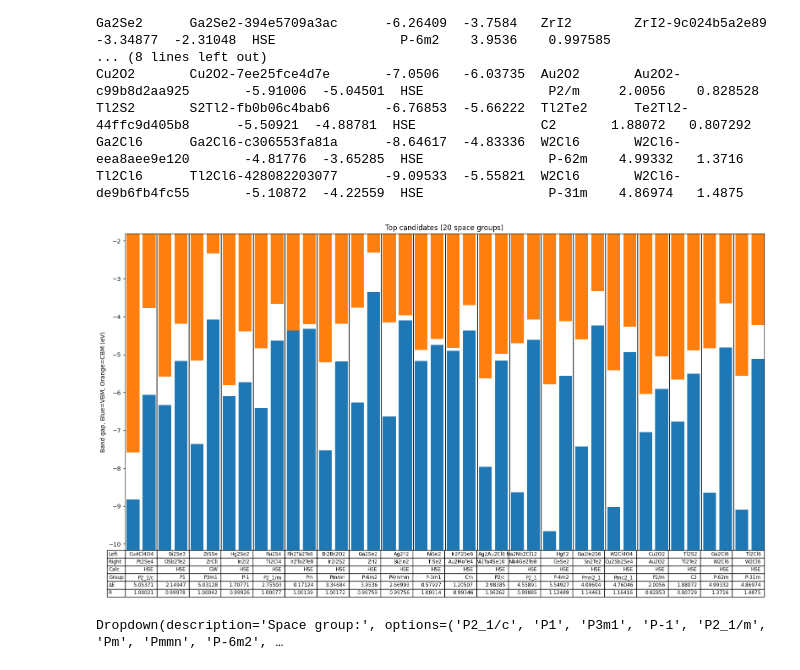
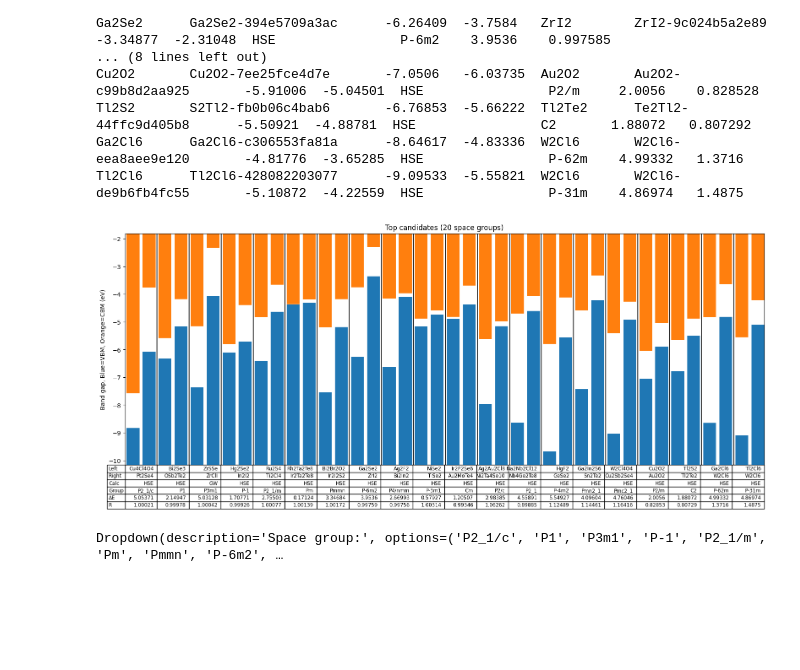
Before and after one commit to MayCXC/DIPC, a Jupyter notebook: topinsulators.ipynb, the cells around one changed output. Saved outputs shown, nothing was run; the diff lists cells and outputs as text; code cells hidden in the pictures; blank space fills up the shorter version.

```diff
--- a/topinsulators.ipynb
+++ b/topinsulators.ipynb
@@ -161,35 +161,35 @@ def bands_with_table(pairs): # Plot each pair of candidates, with bars for the b
 
     ax.set_ylim(emin,emax)
 
     plt.xticks([],[])
 
     table = plt.table(
         cellText = [
             [ t[i] if not isinstance(t[i], float) else round(t[i],5) for t in pairs ]
                 for i in table_headers_indices
         ],
         rowLabels=[headers[i] for i in table_headers_indices],
         loc='bottom',
         picker=True # Table is clickable
     )
     table.auto_set_font_size(False)
     table.set_fontsize('small')
 
     plt.axhline(0, linewidth=.75, color='k')
 
     for v in leftx:
         plt.axvline(v-.5, linewidth=1.25, color='k')
 
     plt.ylabel('Band gap, Blue=VBM, Orange=CBM (eV)')
 
-plt.figure(figsize=(16,9),dpi=100)
+plt.figure(figsize=(16,7),dpi=100)
 bands_with_table(best)
 plt.title("Top candidates (" + str(len(spgs)) + " space groups)")
 plt.tight_layout()
 
 plt.show()
 # %% [output]
-[figure, old version]
+[figure, new version]
 # %%
 from IPython.display import display
 import ipywidgets as widgets
```
Also changed, not shown: parts of 1 cell of this notebook.
